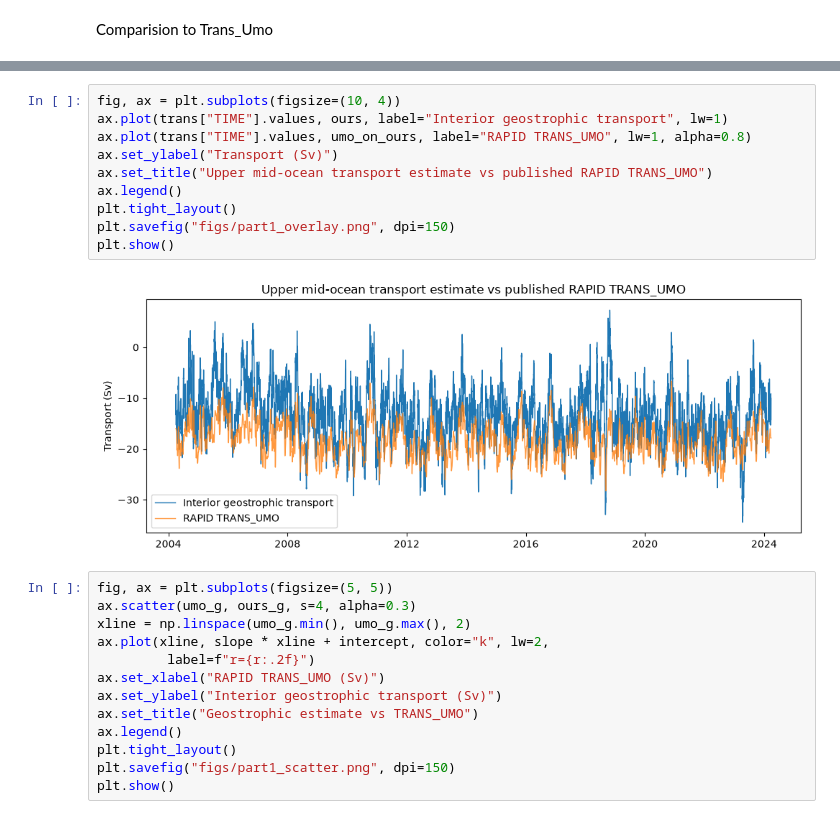
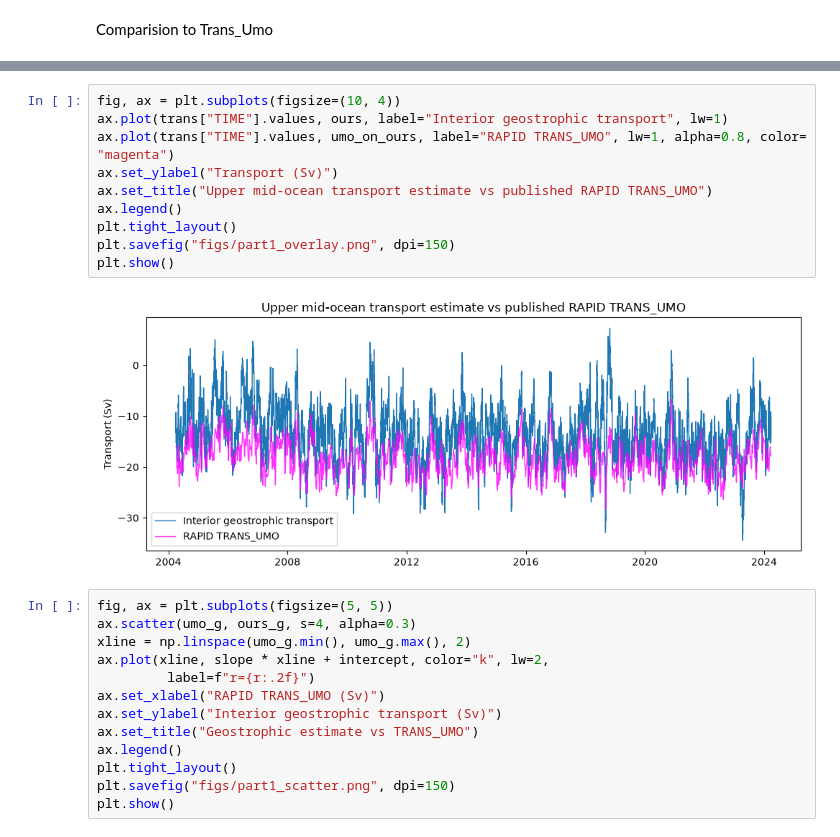
Before and after one commit to Rosecodee/assignment2, a Jupyter notebook: notebook.ipynb, the cells around one changed output, grey strips where cells are left out. Cells and saved outputs as stored; diff of their text form.

```diff
--- a/notebook.ipynb
+++ b/notebook.ipynb
@@ -47,15 +125,15 @@ Regression: Interior = 1.228 * UMO + 9.100
 # %%
 fig, ax = plt.subplots(figsize=(10, 4))
 ax.plot(trans["TIME"].values, ours, label="Interior geostrophic transport", lw=1)
-ax.plot(trans["TIME"].values, umo_on_ours, label="RAPID TRANS_UMO", lw=1, alpha=0.8)
+ax.plot(trans["TIME"].values, umo_on_ours, label="RAPID TRANS_UMO", lw=1, alpha=0.8, color= "magenta")
 ax.set_ylabel("Transport (Sv)")
 ax.set_title("Upper mid-ocean transport estimate vs published RAPID TRANS_UMO")
 ax.legend()
 plt.tight_layout()
 plt.savefig("figs/part1_overlay.png", dpi=150)
 plt.show()
 # %% [output]
-[figure, old version]
+[figure, new version]
 # %%
 fig, ax = plt.subplots(figsize=(5, 5))
 ax.scatter(umo_g, ours_g, s=4, alpha=0.3)
```
Also changed, not shown: parts of 12 cells of this notebook, 8 other files.
